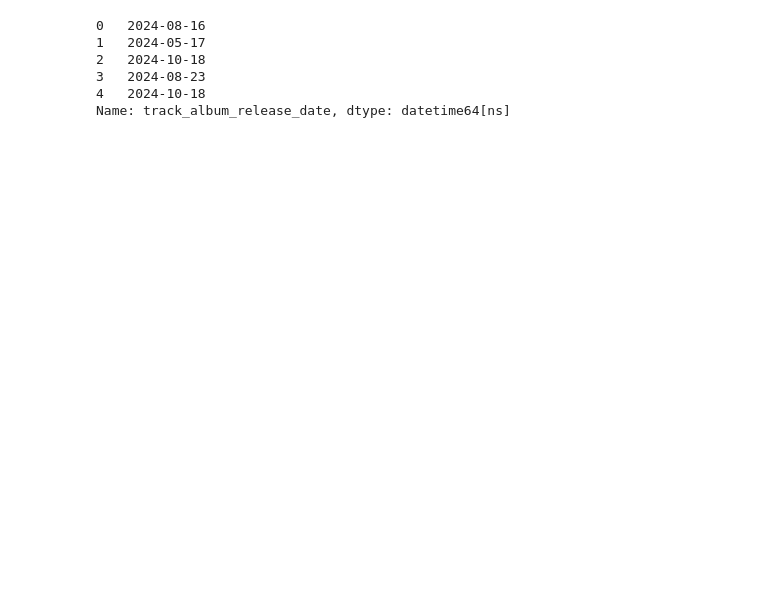
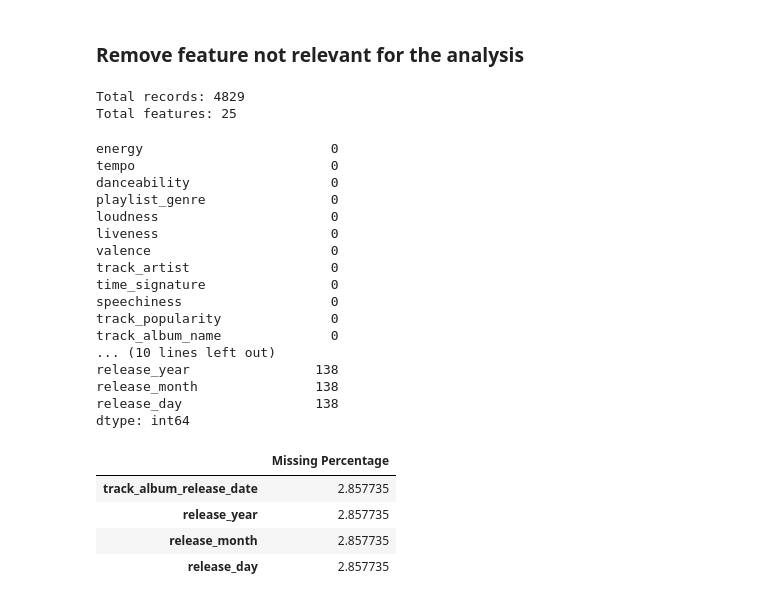
Before and after one commit to LuiisClaudio/spotify-analytics, a Jupyter notebook: capstone_project_proposal.ipynb, the cells around one changed output. Drawn from its saved outputs; the diff is of its cells as text; code cells hidden in the pictures; blank space fills up the shorter version.

```diff
--- a/capstone_project_proposal.ipynb
+++ b/capstone_project_proposal.ipynb
@@ -25,4 +28,5 @@ df_high.head()
 # %%
+df_low['popularity'] = 0
 df_low.head()
 # %% [output]
 |  | time_signature | track_popularity | speechiness | danceability | playlist_name | track_artist | duration_ms | ... |
@@ -136,0 +166,3 @@ df = df.dropna()
+# %%
+df = df.drop_duplicates()
+df.head()
@@ -137,15 +177,52 @@ df = df.dropna()
+# %% [markdown]
+### Remove feature not relevant for the analysis
 # %%
 # Convert necessary columns to appropriate data types
 df['track_album_release_date'] = pd.to_datetime(df['track_album_release_date'],  format='%Y-%m-%d', errors='coerce')
-df.track_album_release_date.head()
+#df['track_album_release_date'] = pd.to_datetime(df['track_album_release_date'],  format='%Y-%m-%d')
-# %% [output]
-0   2024-08-16
-1   2024-05-17
-2   2024-10-18
-3   2024-08-23
-4   2024-10-18
-Name: track_album_release_date, dtype: datetime64[ns]
+# %%
+# Extract year, month, and day from 'track_album_release_date'
+df['release_year'] = df['track_album_release_date'].dt.year
+df['release_month'] = df['track_album_release_date'].dt.month
+df['release_day'] = df['track_album_release_date'].dt.day
 # %%
 # Dropping columns with no values for the analysis
-no_values_columns = ['uri', 'track_href', 'analysis_url', 'id', 'playlist_id']
+no_values_columns = ['track_id', 'track_album_id', 'playlist_id', 'id', 'track_href', 'analysis_url', 'uri', 'type']
 df.drop(columns=no_values_columns, inplace=True)
+# %%
+# Check the shape of the combined dataset
+print(f'Total records: {df.shape[0]}')
+print(f'Total features: {df.shape[1]}')
+# %% [output]
+Total records: 4829
+Total features: 25
+# %%
+# Calculate the percentage of missing values
+print(df.isnull().sum())
+missing_percent = (df.isnull().sum() / len(df)) * 100
+missing_percent = missing_percent[missing_percent > 0].sort_values(ascending=False)
+missing_percent = pd.DataFrame({'Missing Percentage': missing_percent})
+missing_percent
+# %% [output]
+energy                        0
+tempo                         0
+danceability                  0
+playlist_genre                0
+loudness                      0
+liveness                      0
+valence                       0
+track_artist                  0
+time_signature                0
+speechiness                   0
+track_popularity              0
+track_album_name              0
+... (10 lines left out)
+release_year                138
+release_month               138
+release_day                 138
+dtype: int64
+|  | Missing Percentage |
+| track_album_release_date | 2.857735 |
+| release_year | 2.857735 |
+| release_month | 2.857735 |
+| release_day | 2.857735 |
```
Also changed, not shown: parts of 28 cells of this notebook.
